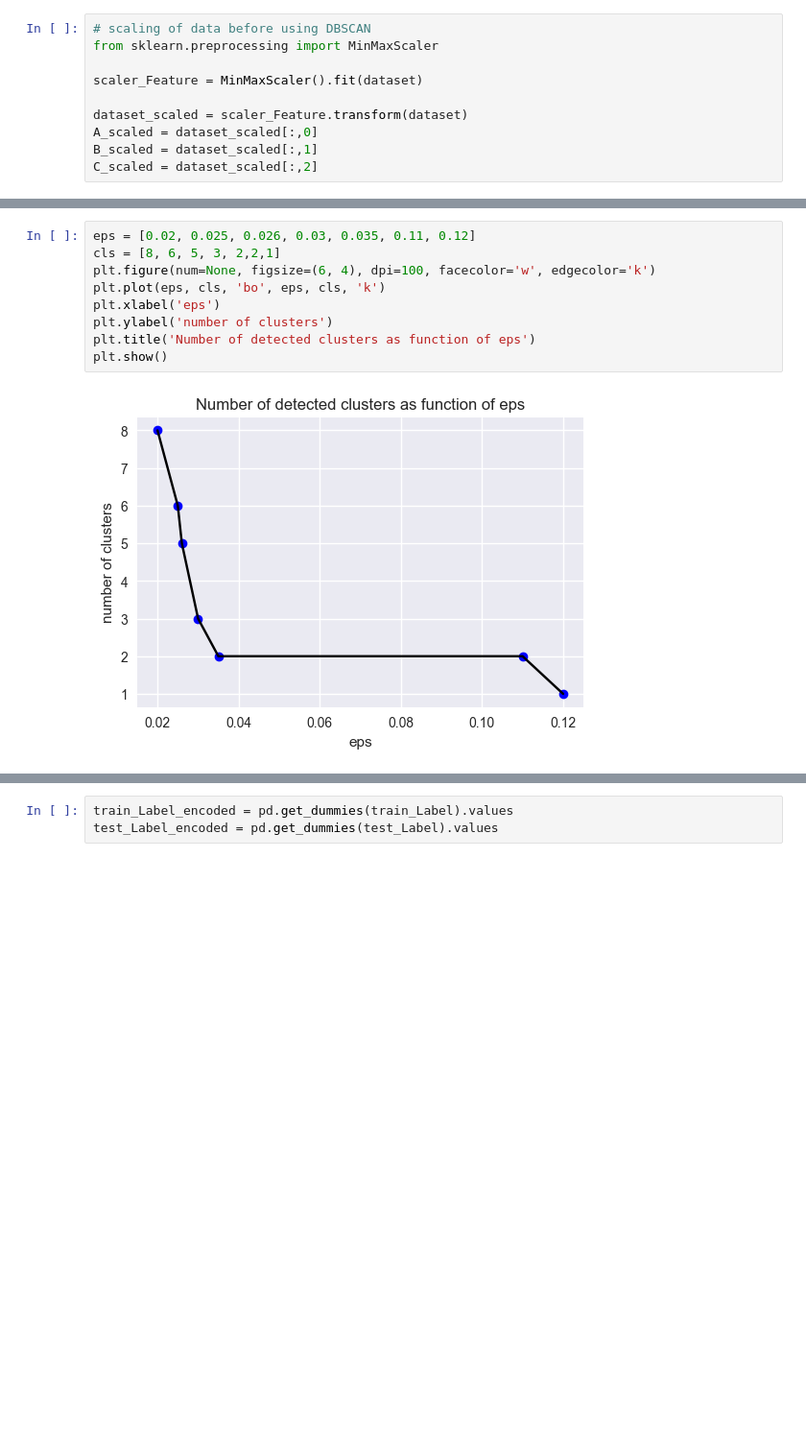
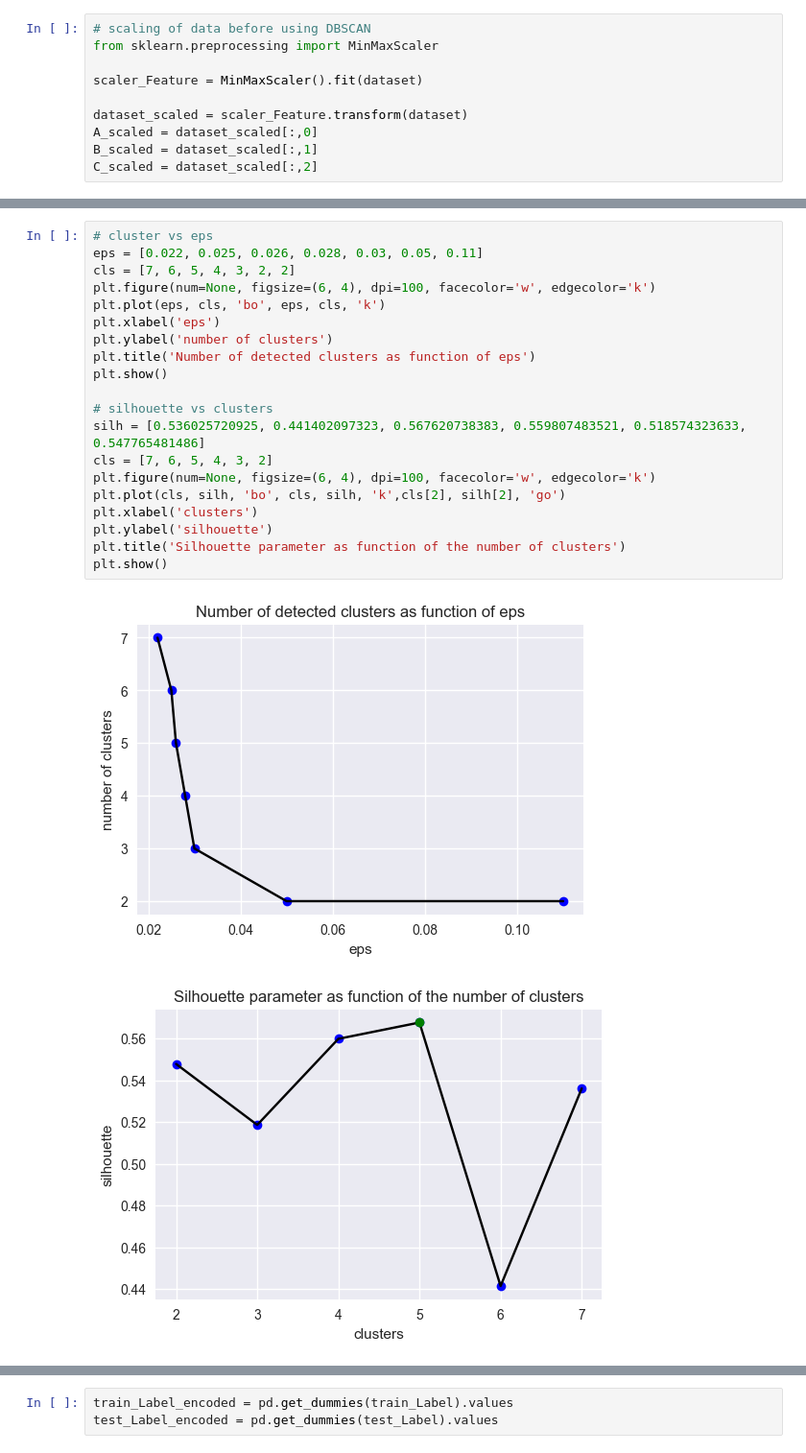
Before and after one commit to jacopoventura/6Datasets_challange, a Jupyter notebook: dataSet6.ipynb, the cells around one changed output, grey strips where cells are left out. Shown at 96% size. Saved outputs shown, nothing was run; the diff lists cells and outputs as text; blank space fills up the shorter version.

```diff
--- a/dataSet6.ipynb
+++ b/dataSet6.ipynb
@@ -272,11 +389,23 @@ By changing $eps$, we can detect different clusters. We tried the following valu
 # %%
-eps = [0.02, 0.025, 0.026, 0.03, 0.035, 0.11, 0.12]
-cls = [8, 6, 5, 3, 2,2,1]
+# cluster vs eps
+eps = [0.022, 0.025, 0.026, 0.028, 0.03, 0.05, 0.11]
+cls = [7, 6, 5, 4, 3, 2, 2]
 plt.figure(num=None, figsize=(6, 4), dpi=100, facecolor='w', edgecolor='k')
 plt.plot(eps, cls, 'bo', eps, cls, 'k')
 plt.xlabel('eps')
 plt.ylabel('number of clusters')
 plt.title('Number of detected clusters as function of eps')
 plt.show()
+
+# silhouette vs clusters
+silh = [0.536025720925, 0.441402097323, 0.567620738383, 0.559807483521, 0.518574323633, 0.547765481486]
+cls = [7, 6, 5, 4, 3, 2]
+plt.figure(num=None, figsize=(6, 4), dpi=100, facecolor='w', edgecolor='k')
+plt.plot(cls, silh, 'bo', cls, silh, 'k',cls[2], silh[2], 'go')
+plt.xlabel('clusters')
+plt.ylabel('silhouette')
+plt.title('Silhouette parameter as function of the number of clusters')
+plt.show()
 # %% [output]
-[figure, old version]
+[figure, new version]
+[figure, added]
```
Also changed, not shown: parts of 31 cells of this notebook, 4 other files.
